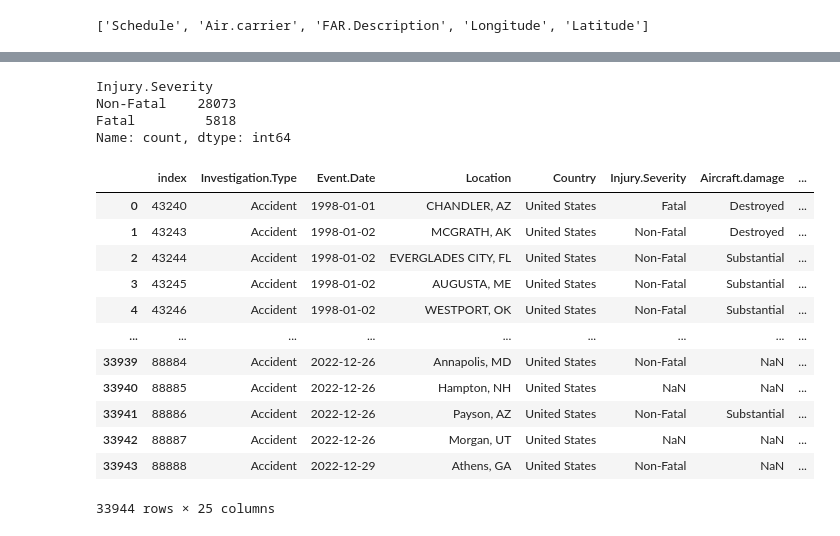
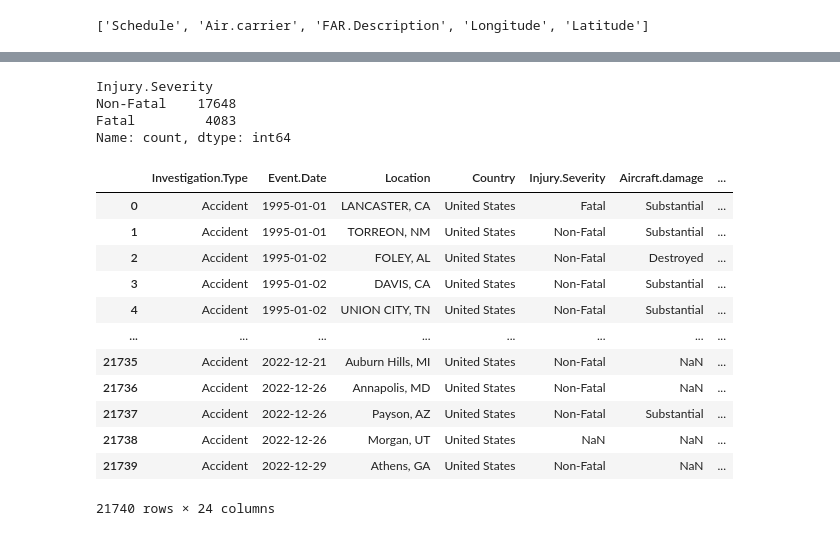
Before and after one commit to LMK08/Aircraft-Company-EDA, a Jupyter notebook: Franko/Cleaning_Aviation_Data.ipynb, the cells around one changed output, grey strips where cells are left out. Saved outputs shown, nothing was run; the diff lists cells and outputs as text; code cells hidden in the pictures.

Commit message:
Finally cleaned the file HOPEFULLY FOR REAL this time

```diff
--- a/Franko/Cleaning_Aviation_Data.ipynb
+++ b/Franko/Cleaning_Aviation_Data.ipynb
@@ -50,0 +73,4 @@ memory usage: 21.0+ MB
+# %%
+# Removes all non-airplane related series
+df = df[df["Aircraft.Category"].isin(['Airplane'])]
+df["Aircraft.Category"].value_counts()
@@ -75,3 +85,6 @@ dtype: int64
+# %%
+# Only Personal and Instructional flights
+df = df[df['Purpose.of.flight'].isin(['Personal', 'Intructional'])]
 # %%
 # Calculate the percentage of values being NaN for each column
 rows = len(df)
@@ -102,8 +114,8 @@ Total.Fatal.Injuries    0.127154
 # %%
 # Drop columns with over 50% missing values
-col_to_drop = ['Schedule', 'Air.carrier', 'FAR.Description', 'Longitude', 'Latitude']
-df.drop(columns = col_to_drop, axis = 1, inplace = True)
-print(col_to_drop)
+cols_to_drop = list(percentage_missing_df[percentage_missing_df['Missing'] > 0.5].index)
+df.drop(columns = cols_to_drop, axis = 1, inplace = True)
+print(cols_to_drop)
 # %% [output]
 ['Schedule', 'Air.carrier', 'FAR.Description', 'Longitude', 'Latitude']
 # %%
@@ -124,7 +136,7 @@ df['Month.Abbr'] = df['Event.Date'].dt.month_name().str[:3]
 df['Day.Name.Abbr'] = df['Event.Date'].dt.day_name().str[:3]
 
 # Remove data before 1998
-df = df[df['Year'] >= 1998]
+df = df[df['Year'] >= 1995]
 # %%
 # Merge different capitalizations of Make togheter
 df['Make'] = df['Make'].str.title()
@@ -219,13 +219,14 @@ Name: count, dtype: int64
-# %%
-dict_ = {"Minor" : "Non-Fatal", "Serious" : "Non-Fatal", 'Non-Fatal': 'Non-Fatal', "Fatal" : "Fatal"}
-df['Injury.Severity'] = df['Injury.Severity'].map(dict_)
-
-df['Injury.Severity'].value_counts()
-# %% [output]
-Injury.Severity
-Non-Fatal    28073
-Fatal         5818
-Name: count, dtype: int64
+# %%
+# Cleans amount excess Fatal values
+df['Injury.Severity'] = df['Injury.Severity'].str.split('(').str[0]
+dict_ = {"Minor" : "Non-Fatal", "Serious" : "Non-Fatal", 'Non-Fatal': 'Non-Fatal', "Fatal" : "Fatal"}
+df['Injury.Severity'] = df['Injury.Severity'].map(dict_)
+df['Injury.Severity'].value_counts()
+# %% [output]
+Injury.Severity
+Non-Fatal    17648
+Fatal         4083
+Name: count, dtype: int64
 # %%
 # Dropping uncesseary columns
 df.drop(columns = 'Event.Id', inplace = True)
@@ -236,21 +237,21 @@ df.drop(columns = "Airport.Code", inplace = True)
 df.drop(columns = "Airport.Name", inplace = True)
 # %%
 #Resetting the index
-df.reset_index()
+df.reset_index().drop(columns = ['index'])
 # %% [output]
-|  | index | Investigation.Type | Event.Date | Location | Country | Injury.Severity | Aircraft.damage | ... |
-| 0 | 43240 | Accident | 1998-01-01 | CHANDLER, AZ | United States | Fatal | Destroyed | ... |
-| 1 | 43243 | Accident | 1998-01-02 | MCGRATH, AK | United States | Non-Fatal | Destroyed | ... |
-| 2 | 43244 | Accident | 1998-01-02 | EVERGLADES CITY, FL | United States | Non-Fatal | Substantial | ... |
-| 3 | 43245 | Accident | 1998-01-02 | AUGUSTA, ME | United States | Non-Fatal | Substantial | ... |
-| 4 | 43246 | Accident | 1998-01-02 | WESTPORT, OK | United States | Non-Fatal | Substantial | ... |
-| ... | ... | ... | ... | ... | ... | ... | ... | ... |
-| 33939 | 88884 | Accident | 2022-12-26 | Annapolis, MD | United States | Non-Fatal | NaN | ... |
-| 33940 | 88885 | Accident | 2022-12-26 | Hampton, NH | United States | NaN | NaN | ... |
-| 33941 | 88886 | Accident | 2022-12-26 | Payson, AZ | United States | Non-Fatal | Substantial | ... |
-| 33942 | 88887 | Accident | 2022-12-26 | Morgan, UT | United States | NaN | NaN | ... |
-| 33943 | 88888 | Accident | 2022-12-29 | Athens, GA | United States | Non-Fatal | NaN | ... |
+|  | Investigation.Type | Event.Date | Location | Country | Injury.Severity | Aircraft.damage | ... |
+| 0 | Accident | 1995-01-01 | LANCASTER, CA | United States | Fatal | Substantial | ... |
+| 1 | Accident | 1995-01-01 | TORREON, NM | United States | Non-Fatal | Substantial | ... |
+| 2 | Accident | 1995-01-02 | FOLEY, AL | United States | Non-Fatal | Destroyed | ... |
+| 3 | Accident | 1995-01-02 | DAVIS, CA | United States | Non-Fatal | Substantial | ... |
+| 4 | Accident | 1995-01-02 | UNION CITY, TN | United States | Non-Fatal | Substantial | ... |
+| ... | ... | ... | ... | ... | ... | ... | ... |
+| 21735 | Accident | 2022-12-21 | Auburn Hills, MI | United States | Non-Fatal | NaN | ... |
+| 21736 | Accident | 2022-12-26 | Annapolis, MD | United States | Non-Fatal | NaN | ... |
+| 21737 | Accident | 2022-12-26 | Payson, AZ | United States | Non-Fatal | Substantial | ... |
+| 21738 | Accident | 2022-12-26 | Morgan, UT | United States | NaN | NaN | ... |
+| 21739 | Accident | 2022-12-29 | Athens, GA | United States | Non-Fatal | NaN | ... |
-33944 rows × 25 columns
+21740 rows × 24 columns
 # %%
 #Filling NaN values with values for visualization later
 df['Aircraft.damage'] = df['Aircraft.damage'].fillna('None')
```
Also changed, not shown: parts of 15 cells of this notebook, 1 other file.
